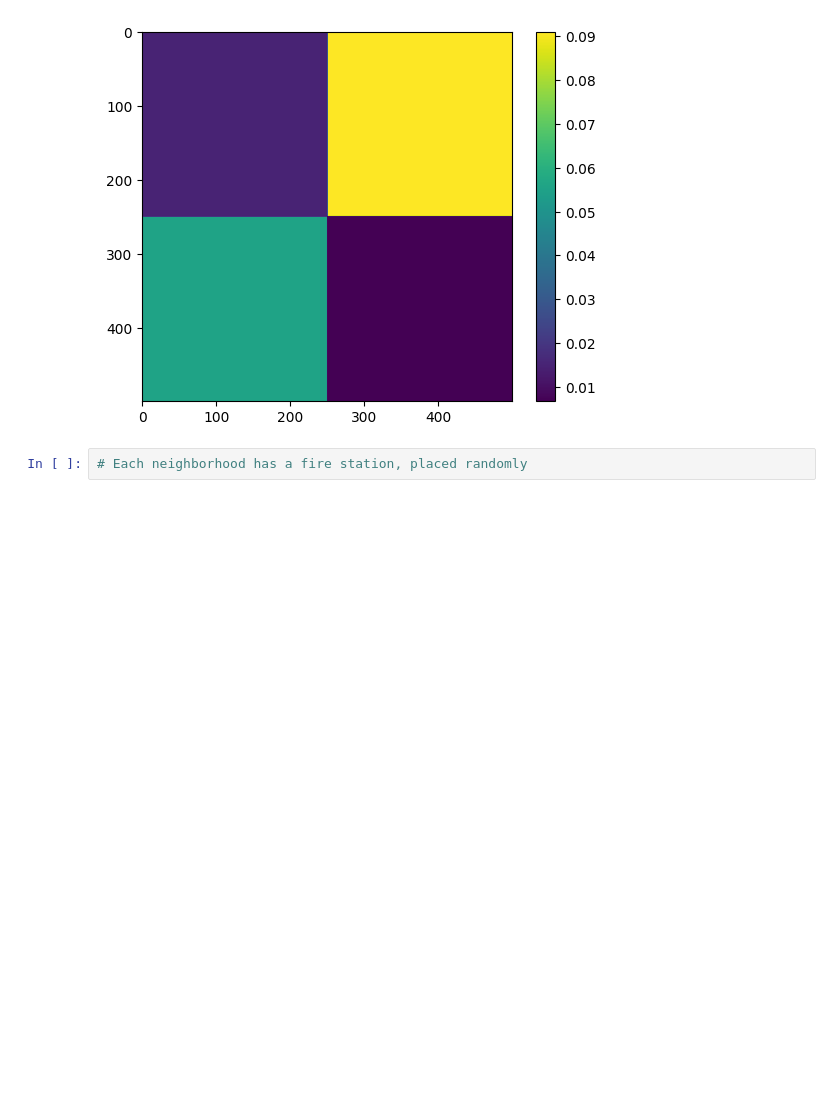
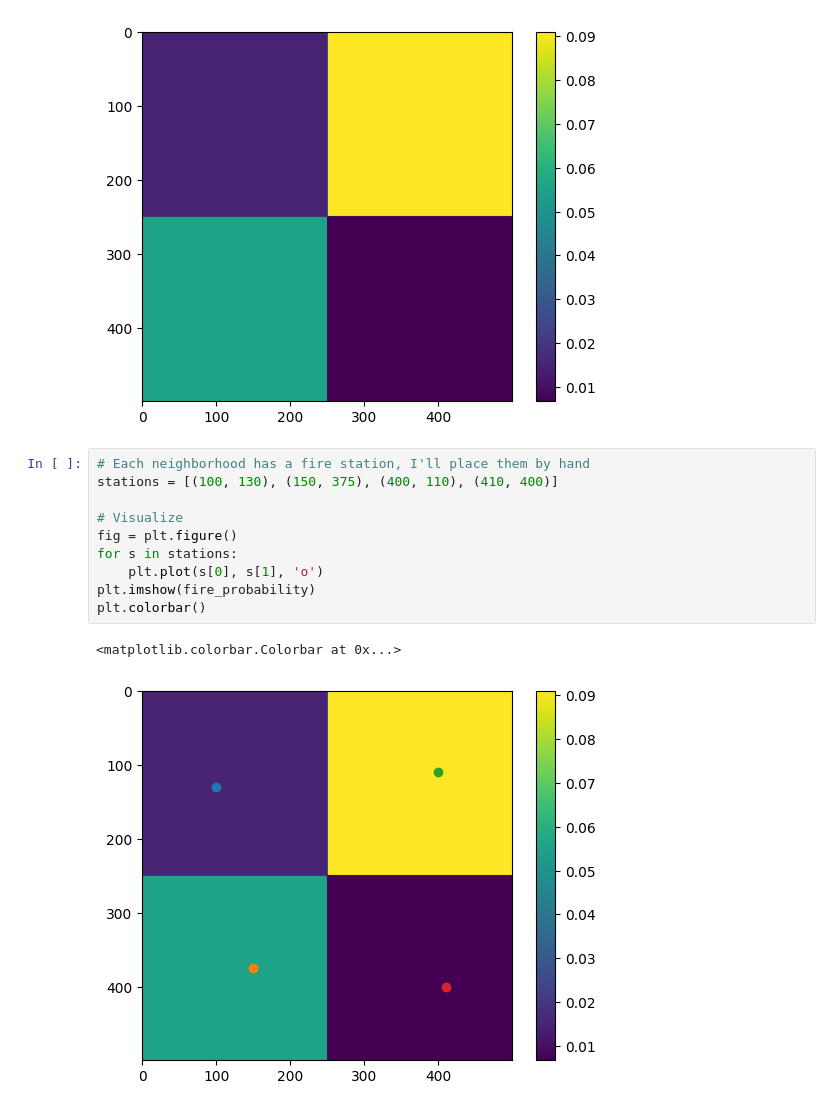
Before and after one commit to jakeb245/phys441, a Jupyter notebook: Assignments/final_project.ipynb, the cells around one changed output. Saved outputs shown, nothing was run; the diff lists cells and outputs as text; blank space fills up the shorter version.

```diff
--- a/Assignments/final_project.ipynb
+++ b/Assignments/final_project.ipynb
@@ -56,4 +56,15 @@ plt.colorbar()
 <matplotlib.colorbar.Colorbar at 0x...>
 [figure]
 # %%
-# Each neighborhood has a fire station, placed randomly
+# Each neighborhood has a fire station, I'll place them by hand
+stations = [(100, 130), (150, 375), (400, 110), (410, 400)]
+
+# Visualize
+fig = plt.figure()
+for s in stations:
+    plt.plot(s[0], s[1], 'o')
+plt.imshow(fire_probability)
+plt.colorbar()
+# %% [output]
+<matplotlib.colorbar.Colorbar at 0x...>
+[figure, added]
```
Also changed, not shown: parts of 3 cells of this notebook.
